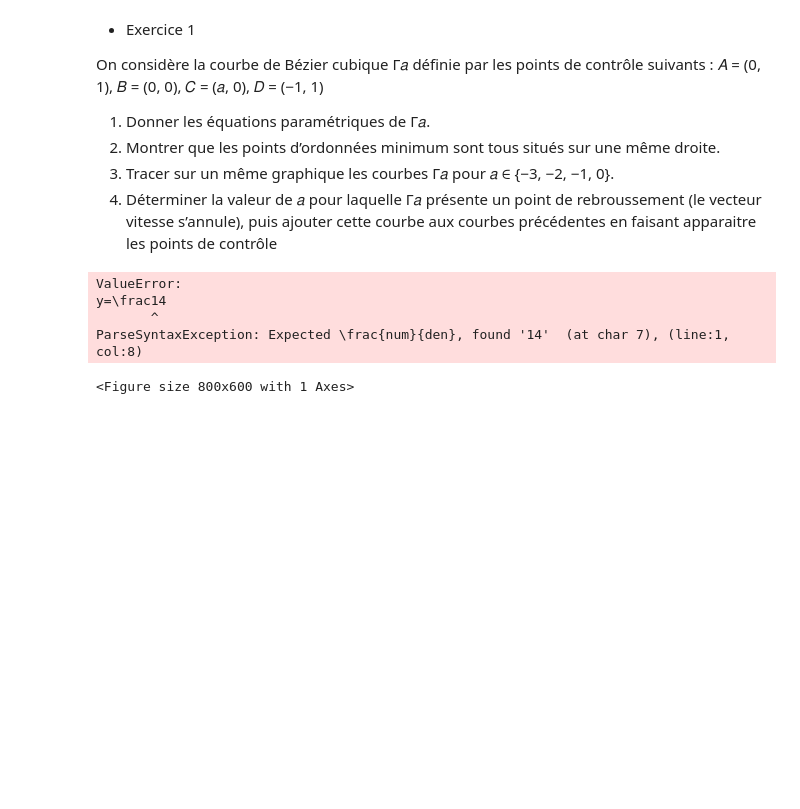
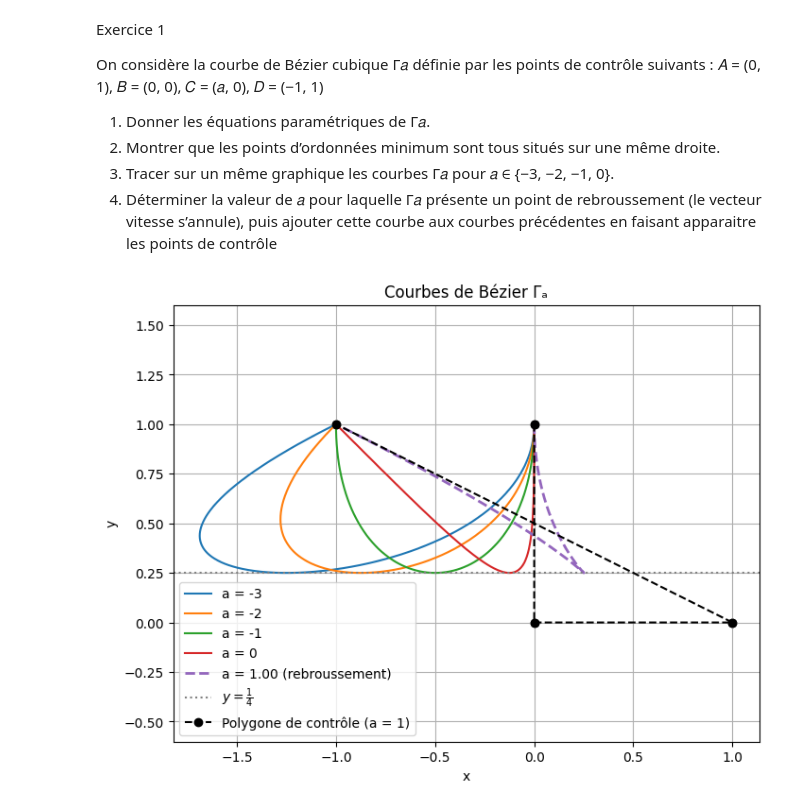
Before and after one commit to PM-Poisson/Analyse-Numerique, a Jupyter notebook: TP2_Bezier.ipynb, the cells around one changed output. Cells and saved outputs as stored; diff of their text form; code cells hidden in the pictures; blank space fills up the shorter version.

```diff
--- a/TP2_Bezier.ipynb
+++ b/TP2_Bezier.ipynb
@@ -1,5 +1,5 @@
 # %% [markdown]
-- Exercice 1
+Exercice 1
 
 On considère la courbe de Bézier cubique Γ𝑎 définie par les points de contrôle suivants :
 𝐴 = (0, 1), 𝐵 = (0, 0), 𝐶 = (𝑎, 0), 𝐷 = (−1, 1)
@@ -23,7 +23,7 @@ def bezier(a, t):
 
 # Valeurs de a demandées
 a_values = [-3, -2, -1, 0]
-a_rebroussement = 1
+a_rebroussement = 1  # Valeur de a pour le point de rebroussement
 
 plt.figure(figsize=(8, 6))
 
@@ -31,37 +31,33 @@ plt.figure(figsize=(8, 6))
 for a in a_values:
     x, y = bezier(a, t)
     plt.plot(x, y, label=f"a = {a}")
 
 # Tracé de la courbe avec point de rebroussement
 x, y = bezier(a_rebroussement, t)
-plt.plot(x, y, '--', linewidth=2, label="a = 1 (rebroussement)")
+plt.plot(x, y, '--', linewidth=2, label=f"a = {a_rebroussement:.2f} (rebroussement)")
 
 # Droite y = 1/4 (ordonnée minimale)
-plt.axhline(0.25, color='gray', linestyle=':', label=r"$y=\frac14$")
+plt.axhline(0.25, color='gray', linestyle=':', label=r"$y=\frac{1}{4}$")
 
 # Points de contrôle (exemple avec a = 1)
 A = (0, 1)
 B = (0, 0)
 C = (a_rebroussement, 0)
 D = (-1, 1)
 
 Px = [A[0], B[0], C[0], D[0]]
 Py = [A[1], B[1], C[1], D[1]]
 
 plt.plot(Px, Py, 'ko--', label="Polygone de contrôle (a = 1)")
 plt.scatter(Px, Py, color='black')
 
 # Mise en forme
 plt.xlabel("x")
 plt.ylabel("y")
 plt.title("Courbes de Bézier Γₐ")
 plt.axis("equal")
 plt.grid(True)
 plt.legend()
 plt.show()
 # %% [output]
-ValueError:
-y=\frac14
-       ^
-ParseSyntaxException: Expected \frac{num}{den}, found '14'  (at char 7), (line:1, col:8)
-<Figure size 800x600 with 1 Axes>
+[figure, added]
```
Also changed, not shown: parts of 6 cells of this notebook, 1 other file.
